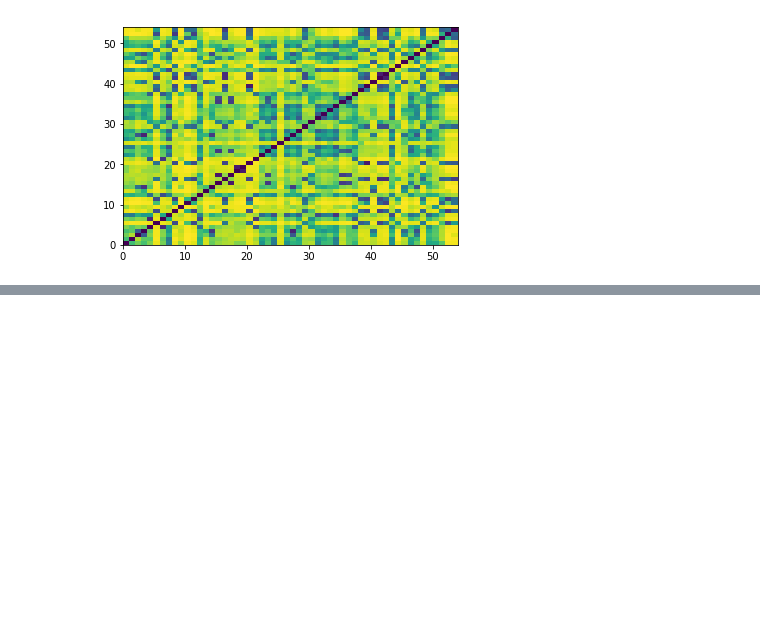
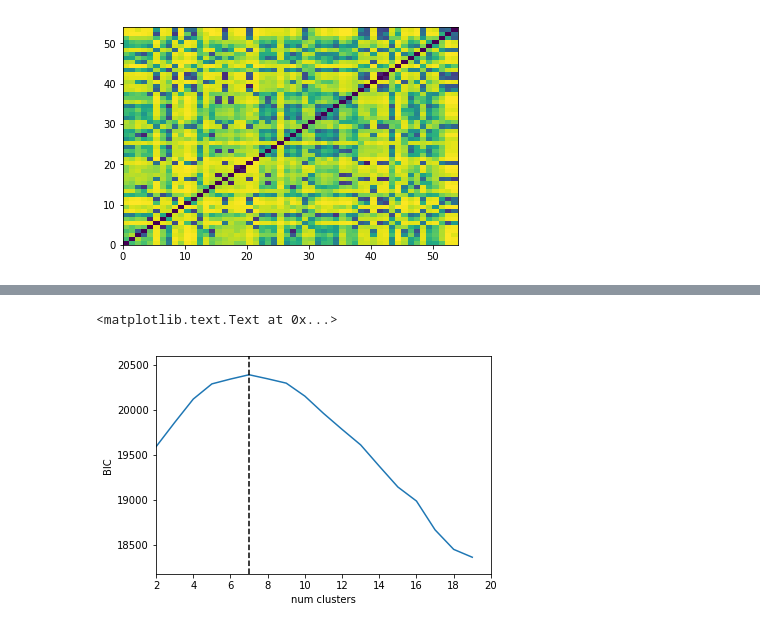
Before and after one commit to mfrate28/Insight, a Jupyter notebook: InsightProject.ipynb, the cells around one changed output, grey strips where cells are left out. Cells and saved outputs as stored; diff of their text form; code cells hidden in the pictures; blank space fills up the shorter version.

```diff
--- a/InsightProject.ipynb
+++ b/InsightProject.ipynb
@@ -401,0 +382,18 @@ cluster_colors = {0: '#1b9e77', 1: '#d95f02', 2: '#7570b3', 3: '#e7298a', 4: '#6
+# %%
+
+bics =[]
+for n in range(2, 20):
+    kmeans = KMeans(n_clusters=n, n_init=100)
+    kmeans.fit(tfidf_matrix)
+
+    bics.append(compute_bic(kmeans,tfidf_matrix))
+# %%
+plt.plot(np.arange(2, 20), bics)
+plt.plot(7.*np.ones(2), [np.min(bics)*0.99, np.max(bics)*1.01], linestyle = "--", c='black')
+plt.xlim([2,20])
+plt.ylim([np.min(bics)*0.99, np.max(bics)*1.01])
+plt.xlabel("num clusters")
+plt.ylabel("BIC")
+# %% [output]
+<matplotlib.text.Text at 0x...>
+[figure, added]
```
Also changed, not shown: parts of 34 cells of this notebook.
